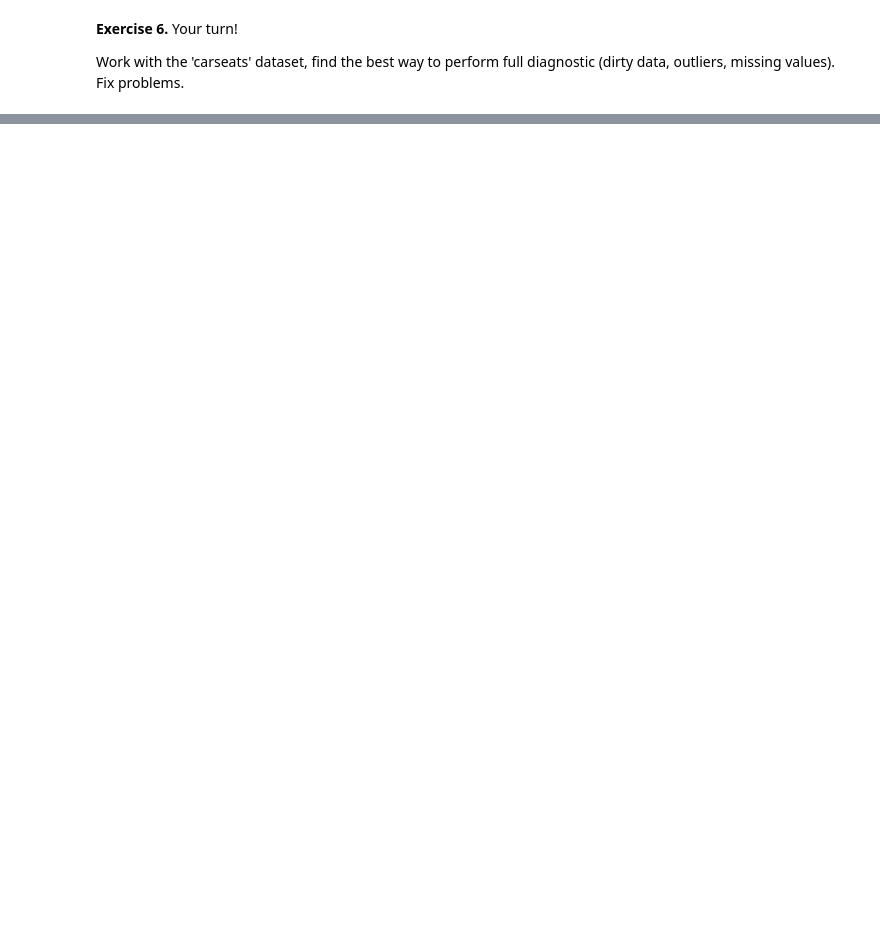
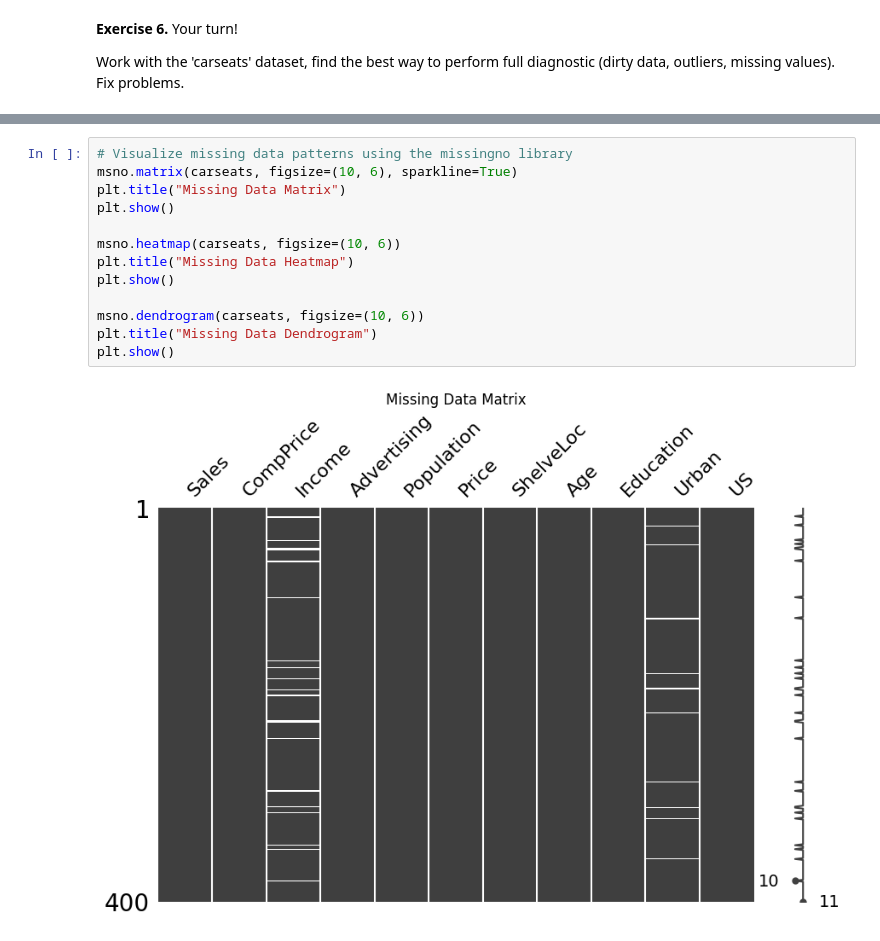
Before and after one commit to SemihSarikoca/Descriptive-Statistics, a Jupyter notebook: Task2/Exercise 4.ipynb, the cells around one changed output, grey strips where cells are left out. Cells and saved outputs as stored; diff of their text form; blank space fills up the shorter version.

```diff
--- a/Task2/Exercise 4.ipynb
+++ b/Task2/Exercise 4.ipynb
@@ -655,0 +786,15 @@ Work with the 'carseats' dataset, find the best way to perform full diagnostic (
+# %%
+# Visualize missing data patterns using the missingno library
+msno.matrix(carseats, figsize=(10, 6), sparkline=True)
+plt.title("Missing Data Matrix")
+plt.show()
+
+msno.heatmap(carseats, figsize=(10, 6))
+plt.title("Missing Data Heatmap")
+plt.show()
+
+msno.dendrogram(carseats, figsize=(10, 6))
+plt.title("Missing Data Dendrogram")
+plt.show()
+# %% [output]
+[figure, added]
```
Also changed, not shown: parts of 17 cells of this notebook.
